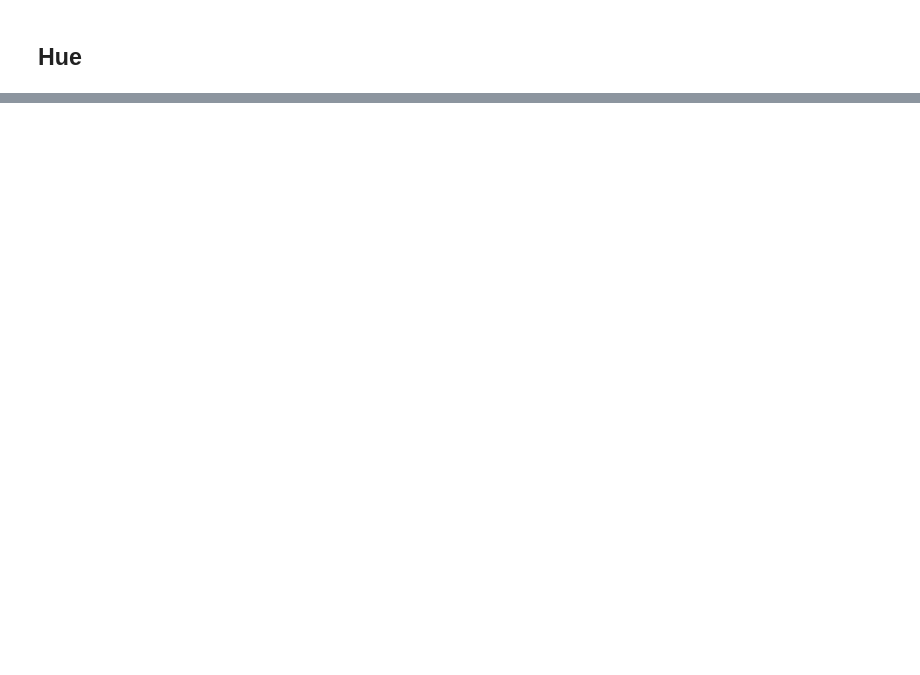
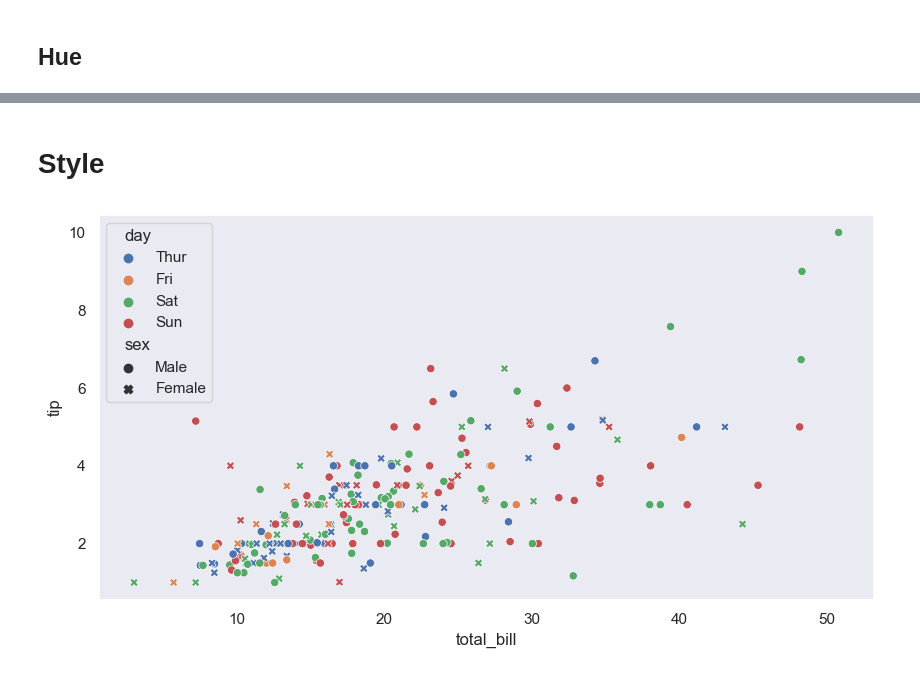
Before and after one commit to pir23oguz/B_150, a Jupyter notebook: Data Visualization_my/Seaborn.ipynb, the cells around one changed output, grey strips where cells are left out. Drawn from its saved outputs; the diff is of its cells as text; code cells hidden in the pictures; blank space fills up the shorter version.

```diff
--- a/Data Visualization_my/Seaborn.ipynb
+++ b/Data Visualization_my/Seaborn.ipynb
@@ -140,0 +141,8 @@ plt.show()
+# %% [markdown]
+# Style
+# %%
+plt.figure(figsize = (10, 5))
+
+sns.scatterplot(data = tips, x = "total_bill", y = "tip", style = "sex", hue = "day");
+# %% [output]
+[figure, added]
```
Also changed, not shown: parts of 81 cells of this notebook, 1 other file.
